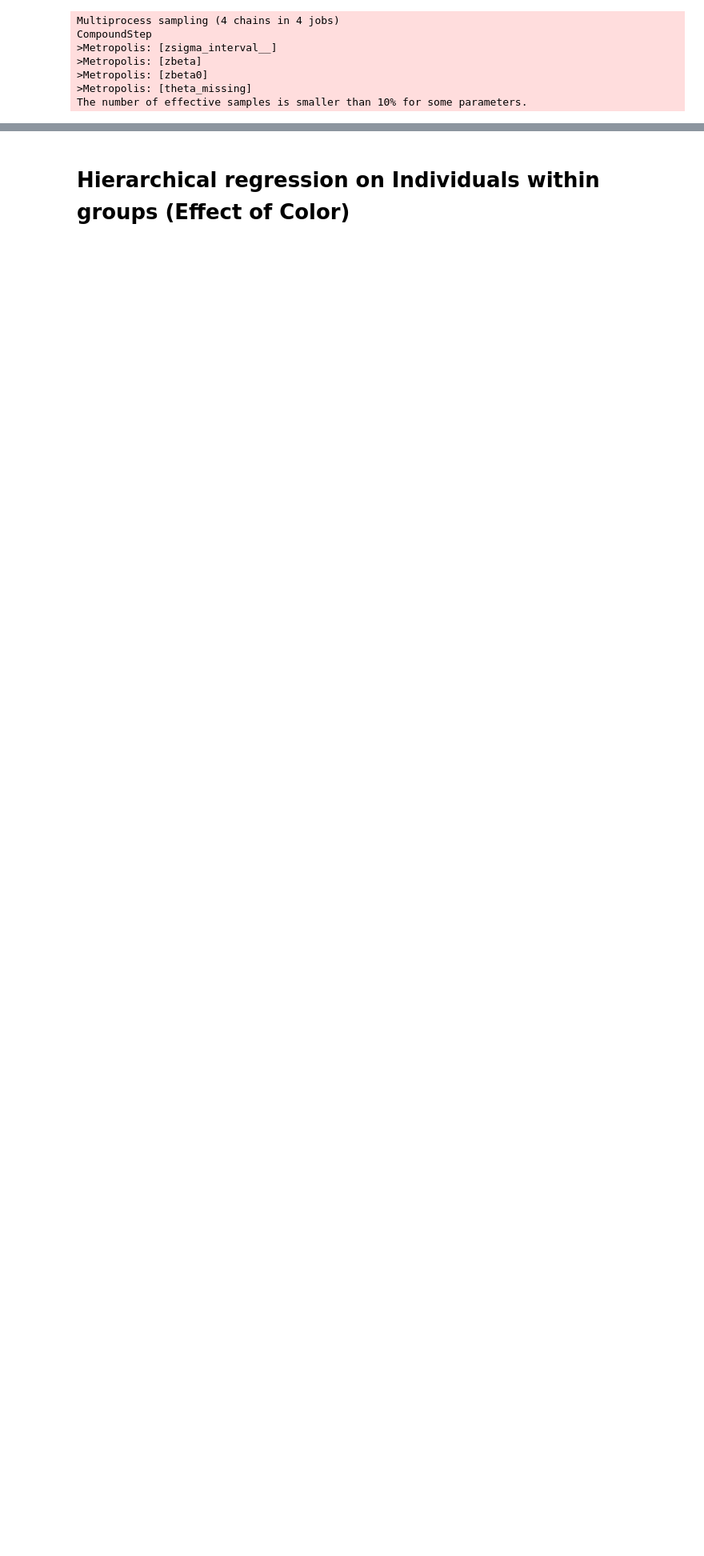
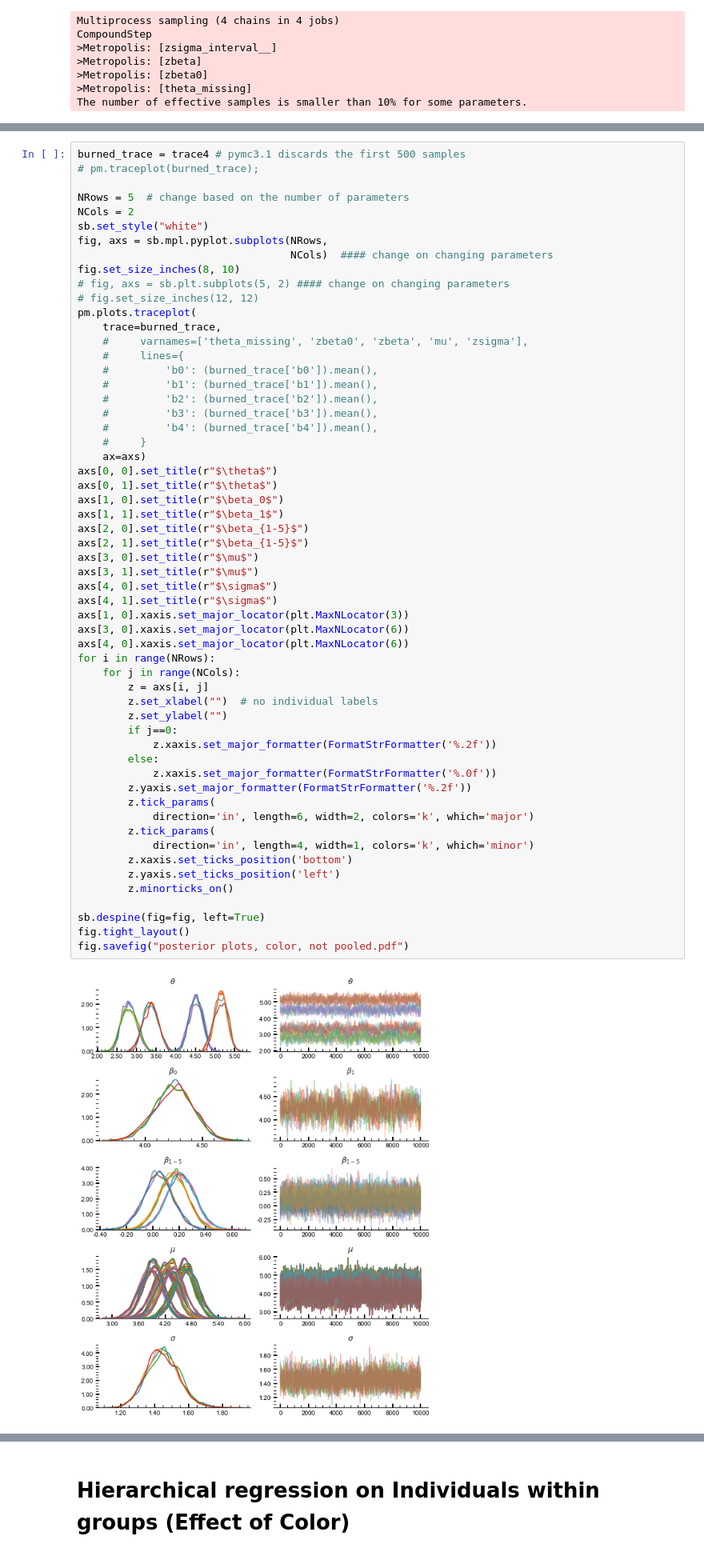
Before and after one commit to CrowdDynamicsLab/ComicPersuasion, a Jupyter notebook: Paper Draft/LaTeX/hari-code/ordinal prediction.ipynb, the cells around one changed output, grey strips where cells are left out. Shown at 80% size. Cells and saved outputs as stored; diff of their text form; blank space fills up the shorter version.

```diff
--- a/Paper Draft/LaTeX/hari-code/ordinal prediction.ipynb
+++ b/Paper Draft/LaTeX/hari-code/ordinal prediction.ipynb
@@ -727,0 +710,59 @@ fig2.savefig("mean_effect_color.pdf")
+# %%
+burned_trace = trace4 # pymc3.1 discards the first 500 samples
+# pm.traceplot(burned_trace);
+
+NRows = 5  # change based on the number of parameters
+NCols = 2
+sb.set_style("white")
+fig, axs = sb.mpl.pyplot.subplots(NRows,
+                                  NCols)  #### change on changing parameters
+fig.set_size_inches(8, 10)
+# fig, axs = sb.plt.subplots(5, 2) #### change on changing parameters
+# fig.set_size_inches(12, 12)
+pm.plots.traceplot(
+    trace=burned_trace,
+    #     varnames=['theta_missing', 'zbeta0', 'zbeta', 'mu', 'zsigma'],
+    #     lines={
+    #         'b0': (burned_trace['b0']).mean(),
+    #         'b1': (burned_trace['b1']).mean(),
+    #         'b2': (burned_trace['b2']).mean(),
+    #         'b3': (burned_trace['b3']).mean(),
+    #         'b4': (burned_trace['b4']).mean(),
+    #     }
+    ax=axs)
+axs[0, 0].set_title(r"$\theta$")
+axs[0, 1].set_title(r"$\theta$")
+axs[1, 0].set_title(r"$\beta_0$")
+axs[1, 1].set_title(r"$\beta_1$")
+axs[2, 0].set_title(r"$\beta_{1-5}$")
+axs[2, 1].set_title(r"$\beta_{1-5}$")
+axs[3, 0].set_title(r"$\mu$")
+axs[3, 1].set_title(r"$\mu$")
+axs[4, 0].set_title(r"$\sigma$")
+axs[4, 1].set_title(r"$\sigma$")
+axs[1, 0].xaxis.set_major_locator(plt.MaxNLocator(3))
+axs[3, 0].xaxis.set_major_locator(plt.MaxNLocator(6))
+axs[4, 0].xaxis.set_major_locator(plt.MaxNLocator(6))
+for i in range(NRows):
+    for j in range(NCols):
+        z = axs[i, j]
+        z.set_xlabel("")  # no individual labels
+        z.set_ylabel("")
+        if j==0:
+            z.xaxis.set_major_formatter(FormatStrFormatter('%.2f'))
+        else:
+            z.xaxis.set_major_formatter(FormatStrFormatter('%.0f'))
+        z.yaxis.set_major_formatter(FormatStrFormatter('%.2f'))
+        z.tick_params(
+            direction='in', length=6, width=2, colors='k', which='major')
+        z.tick_params(
+            direction='in', length=4, width=1, colors='k', which='minor')
+        z.xaxis.set_ticks_position('bottom')
+        z.yaxis.set_ticks_position('left')
+        z.minorticks_on()
+
+sb.despine(fig=fig, left=True)
+fig.tight_layout()
+fig.savefig("posterior plots, color, not pooled.pdf")
+# %% [output]
+[figure, added]
```
Also changed, not shown: parts of 22 cells of this notebook, 13 other files.
